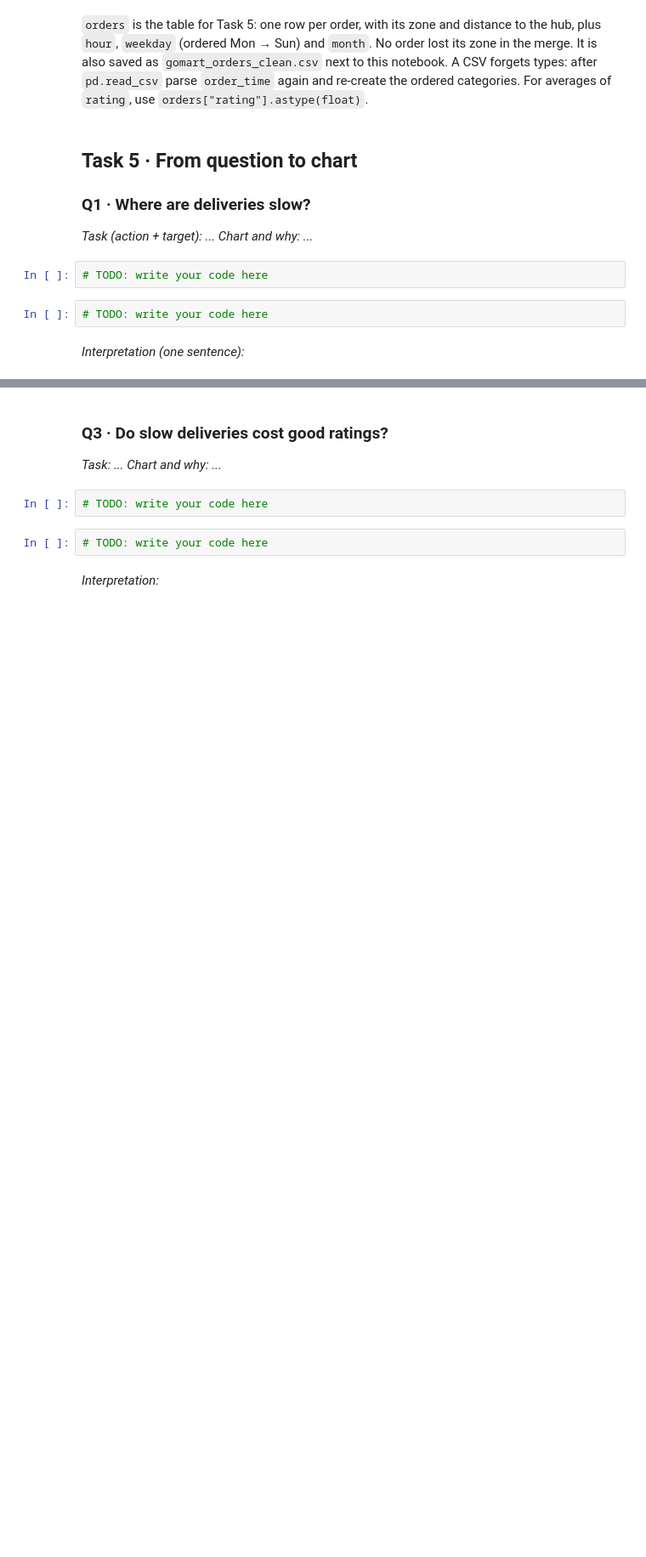
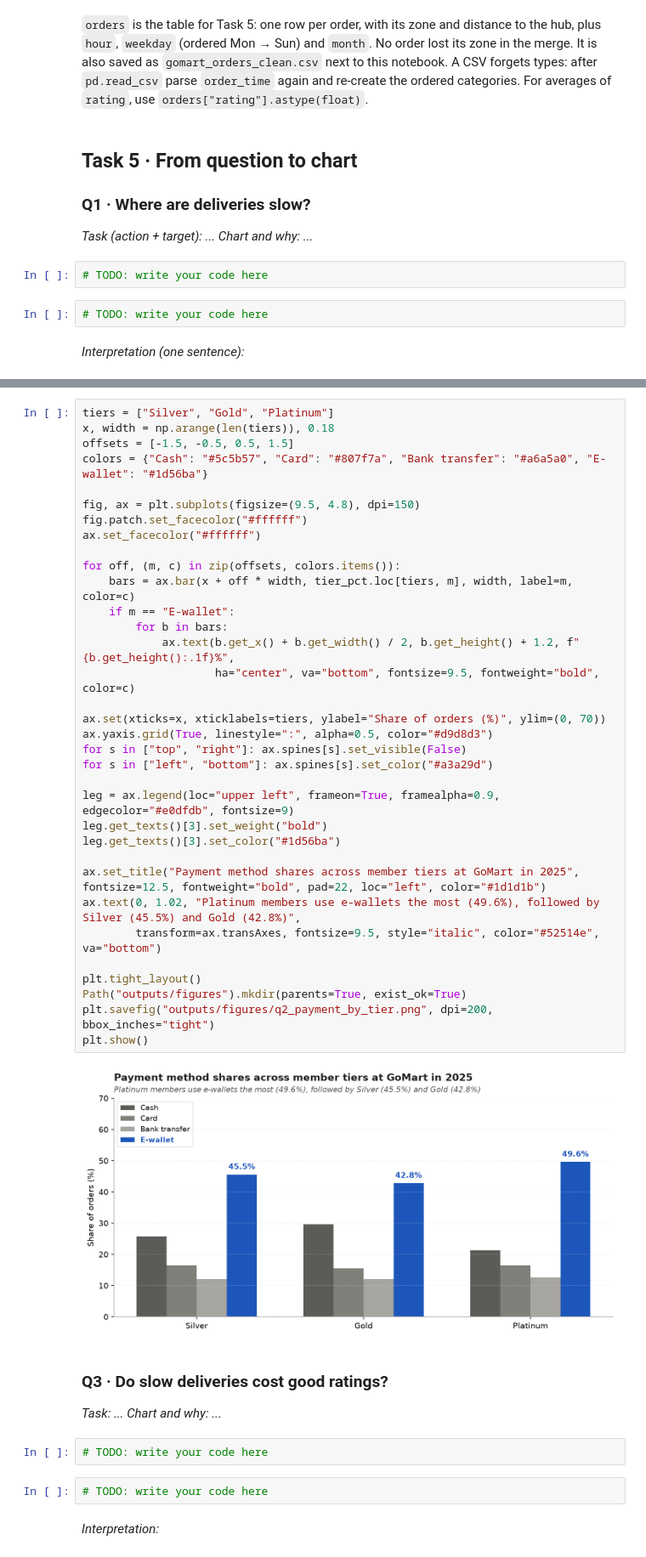
Before and after one commit to hwinhwork-dot/DataViz_Day02_Group, a Jupyter notebook: homework/gh2_gomart/GH2_TeamName.ipynb, the cells around one changed output, grey strips where cells are left out. Shown at 85% size. Saved outputs shown, nothing was run; the diff lists cells and outputs as text; blank space fills up the shorter version.

```diff
--- a/homework/gh2_gomart/GH2_TeamName.ipynb
+++ b/homework/gh2_gomart/GH2_TeamName.ipynb
@@ -287,3 +501,39 @@ For averages of `rating`, use `orders["rating"].astype(float)`.
+# %%
+tiers = ["Silver", "Gold", "Platinum"]
+x, width = np.arange(len(tiers)), 0.18
+offsets = [-1.5, -0.5, 0.5, 1.5]
+colors = {"Cash": "#5c5b57", "Card": "#807f7a", "Bank transfer": "#a6a5a0", "E-wallet": "#1d56ba"}
+
+fig, ax = plt.subplots(figsize=(9.5, 4.8), dpi=150)
+fig.patch.set_facecolor("#ffffff")
+ax.set_facecolor("#ffffff")
+
+for off, (m, c) in zip(offsets, colors.items()):
+    bars = ax.bar(x + off * width, tier_pct.loc[tiers, m], width, label=m, color=c)
+    if m == "E-wallet":
+        for b in bars:
+            ax.text(b.get_x() + b.get_width() / 2, b.get_height() + 1.2, f"{b.get_height():.1f}%",
+                    ha="center", va="bottom", fontsize=9.5, fontweight="bold", color=c)
+
+ax.set(xticks=x, xticklabels=tiers, ylabel="Share of orders (%)", ylim=(0, 70))
+ax.yaxis.grid(True, linestyle=":", alpha=0.5, color="#d9d8d3")
+for s in ["top", "right"]: ax.spines[s].set_visible(False)
+for s in ["left", "bottom"]: ax.spines[s].set_color("#a3a29d")
+
+leg = ax.legend(loc="upper left", frameon=True, framealpha=0.9, edgecolor="#e0dfdb", fontsize=9)
+leg.get_texts()[3].set_weight("bold")
+leg.get_texts()[3].set_color("#1d56ba")
+
+ax.set_title("Payment method shares across member tiers at GoMart in 2025", fontsize=12.5, fontweight="bold", pad=22, loc="left", color="#1d1d1b")
+ax.text(0, 1.02, "Platinum members use e-wallets the most (49.6%), followed by Silver (45.5%) and Gold (42.8%)",
+        transform=ax.transAxes, fontsize=9.5, style="italic", color="#52514e", va="bottom")
+
+plt.tight_layout()
+Path("outputs/figures").mkdir(parents=True, exist_ok=True)
+plt.savefig("outputs/figures/q2_payment_by_tier.png", dpi=200, bbox_inches="tight")
+plt.show()
+# %% [output]
+[figure, added]
 # %% [markdown]
 ### Q3 · Do slow deliveries cost good ratings?
 *Task: ...  Chart and why: ...*
```
Also changed, not shown: parts of 16 cells of this notebook, 9 other files.
